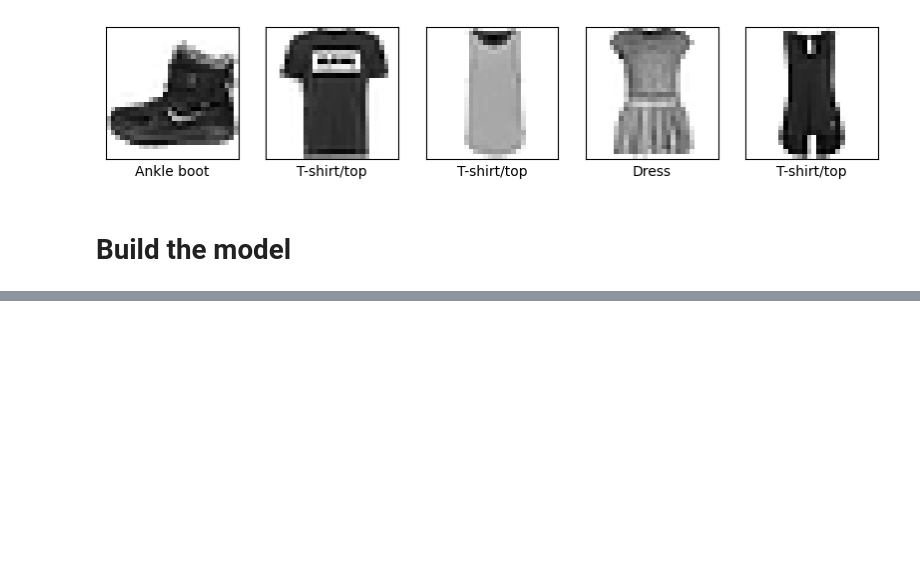
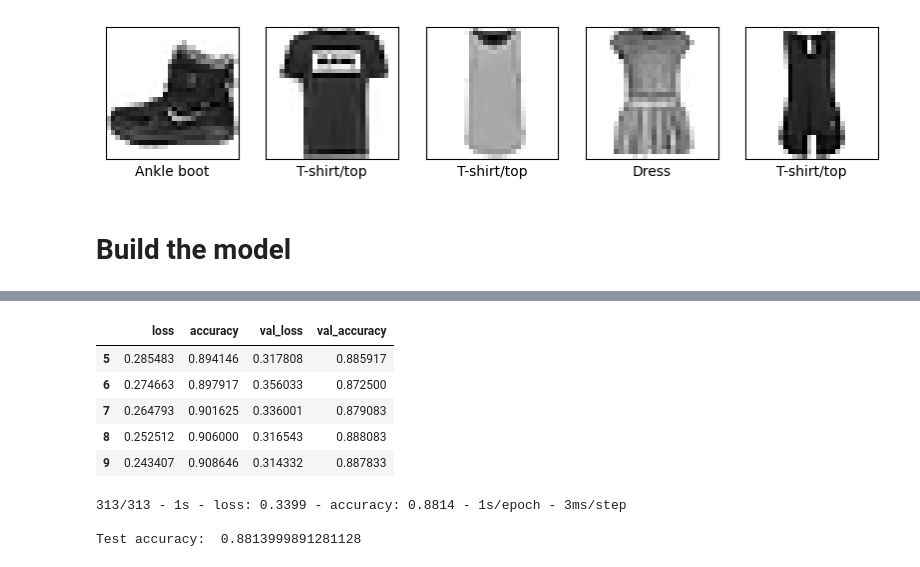
Before and after one commit to mohamedyosef101/learning_area, a Jupyter notebook: TensorFlow/fashion_mnist_classification.ipynb, the cells around one changed output, grey strips where cells are left out. Drawn from its saved outputs; the diff is of its cells as text; code cells hidden in the pictures; blank space fills up the shorter version.

```diff
--- a/TensorFlow/fashion_mnist_classification.ipynb
+++ b/TensorFlow/fashion_mnist_classification.ipynb
@@ -83,0 +104,17 @@ model = keras.Sequential([
+# %%
+hist.tail()
+# %% [output]
+|  | loss | accuracy | val_loss | val_accuracy |
+| 5 | 0.285483 | 0.894146 | 0.317808 | 0.885917 |
+| 6 | 0.274663 | 0.897917 | 0.356033 | 0.872500 |
+| 7 | 0.264793 | 0.901625 | 0.336001 | 0.879083 |
+| 8 | 0.252512 | 0.906000 | 0.316543 | 0.888083 |
+| 9 | 0.243407 | 0.908646 | 0.314332 | 0.887833 |
+# %%
+# Evaluate accuracy
+test_loss, test_acc = model.evaluate(X_test, y_test, verbose=2)
+print('\nTest accuracy: ', test_acc)
+# %% [output]
+313/313 - 1s - loss: 0.3399 - accuracy: 0.8814 - 1s/epoch - 3ms/step
+
+Test accuracy:  0.8813999891281128
```
Also changed, not shown: parts of 5 cells of this notebook.
